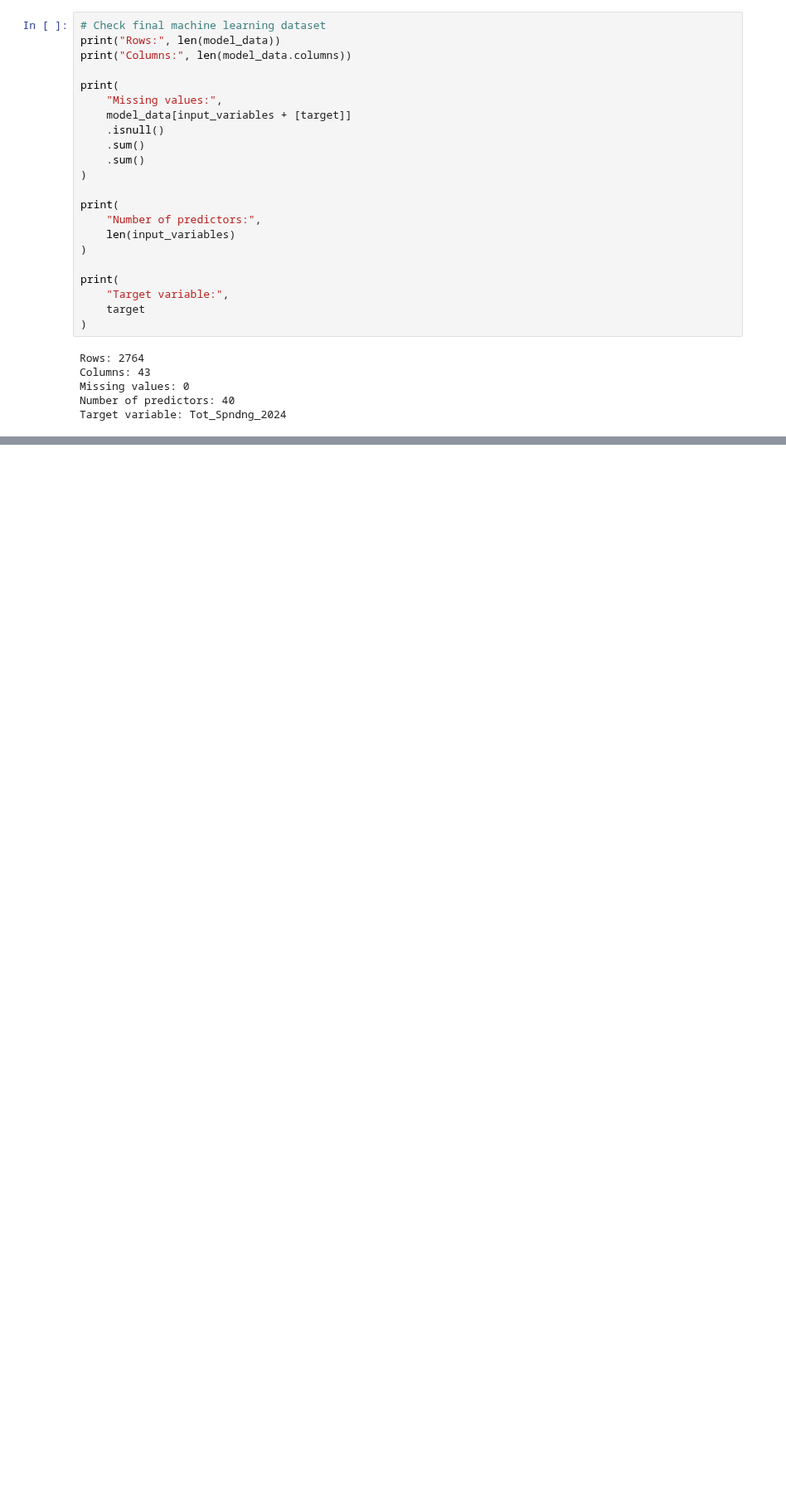
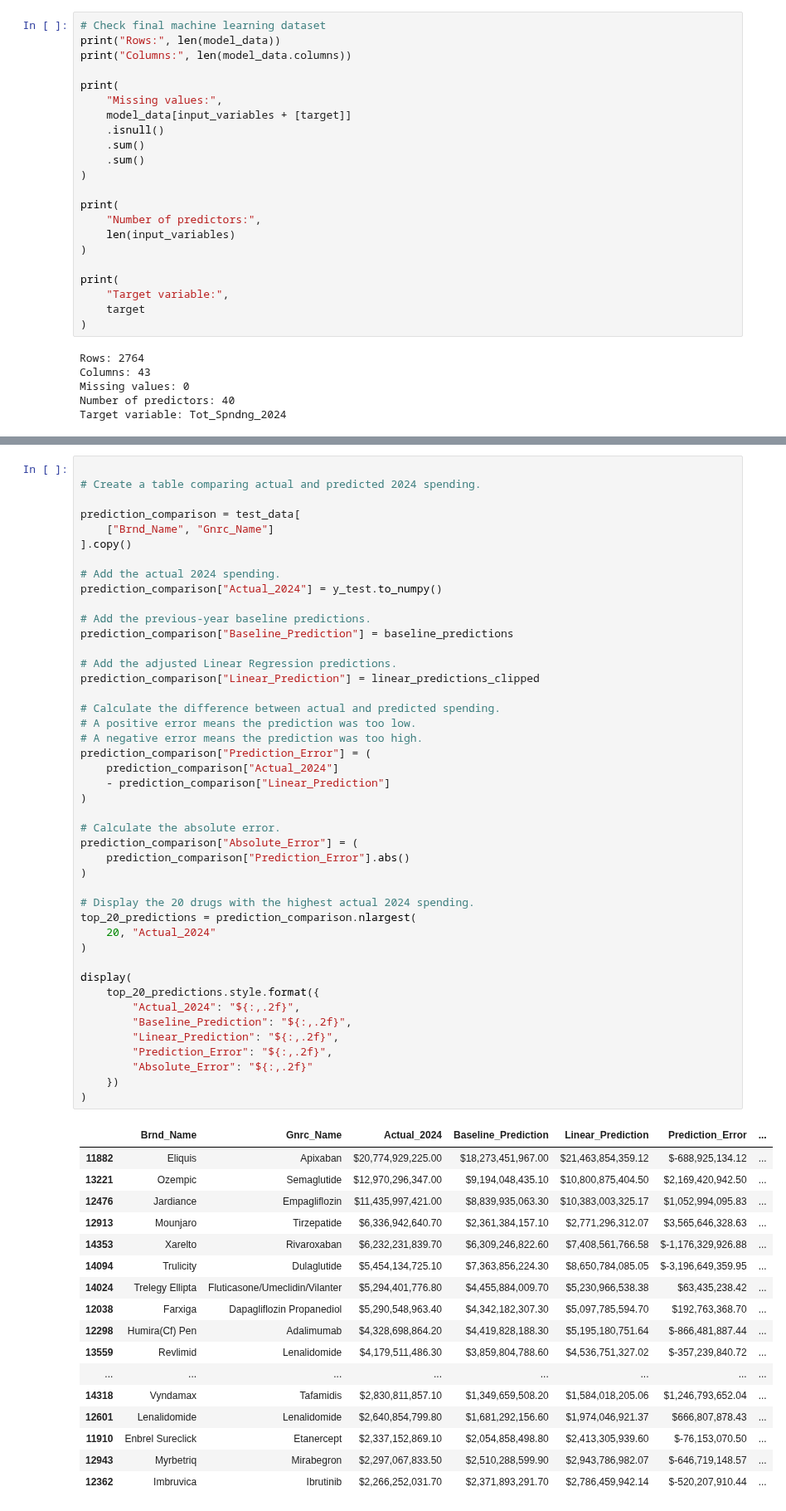
Before and after one commit to adrianakopf/DataScienceIU_INFO-I-492, a Jupyter notebook: MedicarePartD.ipynb, the cells around one changed output, grey strips where cells are left out. Shown at 83% size. Saved outputs shown, nothing was run; the diff lists cells and outputs as text; blank space fills up the shorter version.

```diff
--- a/MedicarePartD.ipynb
+++ b/MedicarePartD.ipynb
@@ -2111,0 +3182,62 @@ Finally, I verified that the machine learning dataset contains no missing values
+# %%
+
+# Create a table comparing actual and predicted 2024 spending.
+
+prediction_comparison = test_data[
+    ["Brnd_Name", "Gnrc_Name"]
+].copy()
+
+# Add the actual 2024 spending.
+prediction_comparison["Actual_2024"] = y_test.to_numpy()
+
+# Add the previous-year baseline predictions.
+prediction_comparison["Baseline_Prediction"] = baseline_predictions
+
+# Add the adjusted Linear Regression predictions.
+prediction_comparison["Linear_Prediction"] = linear_predictions_clipped
+
+# Calculate the difference between actual and predicted spending.
+# A positive error means the prediction was too low.
+# A negative error means the prediction was too high.
+prediction_comparison["Prediction_Error"] = (
+    prediction_comparison["Actual_2024"]
+    - prediction_comparison["Linear_Prediction"]
+)
+
+# Calculate the absolute error.
+prediction_comparison["Absolute_Error"] = (
+    prediction_comparison["Prediction_Error"].abs()
+)
+
+# Display the 20 drugs with the highest actual 2024 spending.
+top_20_predictions = prediction_comparison.nlargest(
+    20, "Actual_2024"
+)
+
+display(
+    top_20_predictions.style.format({
+        "Actual_2024": "${:,.2f}",
+        "Baseline_Prediction": "${:,.2f}",
+        "Linear_Prediction": "${:,.2f}",
+        "Prediction_Error": "${:,.2f}",
+        "Absolute_Error": "${:,.2f}"
+    })
+)
+# %% [output]
+|  | Brnd_Name | Gnrc_Name | Actual_2024 | Baseline_Prediction | Linear_Prediction | Prediction_Error | ... |
+| 11882 | Eliquis | Apixaban | $20,774,929,225.00 | $18,273,451,967.00 | $21,463,854,359.12 | $-688,925,134.12 | ... |
+| 13221 | Ozempic | Semaglutide | $12,970,296,347.00 | $9,194,048,435.10 | $10,800,875,404.50 | $2,169,420,942.50 | ... |
+| 12476 | Jardiance | Empagliflozin | $11,435,997,421.00 | $8,839,935,063.30 | $10,383,003,325.17 | $1,052,994,095.83 | ... |
+| 12913 | Mounjaro | Tirzepatide | $6,336,942,640.70 | $2,361,384,157.10 | $2,771,296,312.07 | $3,565,646,328.63 | ... |
+| 14353 | Xarelto | Rivaroxaban | $6,232,231,839.70 | $6,309,246,822.60 | $7,408,561,766.58 | $-1,176,329,926.88 | ... |
+| 14094 | Trulicity | Dulaglutide | $5,454,134,725.10 | $7,363,856,224.30 | $8,650,784,085.05 | $-3,196,649,359.95 | ... |
+| 14024 | Trelegy Ellipta | Fluticasone/Umeclidin/Vilanter | $5,294,401,776.80 | $4,455,884,009.70 | $5,230,966,538.38 | $63,435,238.42 | ... |
+| 12038 | Farxiga | Dapagliflozin Propanediol | $5,290,548,963.40 | $4,342,182,307.30 | $5,097,785,594.70 | $192,763,368.70 | ... |
+| 12298 | Humira(Cf) Pen | Adalimumab | $4,328,698,864.20 | $4,419,828,188.30 | $5,195,180,751.64 | $-866,481,887.44 | ... |
+| 13559 | Revlimid | Lenalidomide | $4,179,511,486.30 | $3,859,804,788.60 | $4,536,751,327.02 | $-357,239,840.72 | ... |
+| ... | ... | ... | ... | ... | ... | ... | ... |
+| 14318 | Vyndamax | Tafamidis | $2,830,811,857.10 | $1,349,659,508.20 | $1,584,018,205.06 | $1,246,793,652.04 | ... |
+| 12601 | Lenalidomide | Lenalidomide | $2,640,854,799.80 | $1,681,292,156.60 | $1,974,046,921.37 | $666,807,878.43 | ... |
+| 11910 | Enbrel Sureclick | Etanercept | $2,337,152,869.10 | $2,054,858,498.80 | $2,413,305,939.60 | $-76,153,070.50 | ... |
+| 12943 | Myrbetriq | Mirabegron | $2,297,067,833.50 | $2,510,288,599.90 | $2,943,786,982.07 | $-646,719,148.57 | ... |
+| 12362 | Imbruvica | Ibrutinib | $2,266,252,031.70 | $2,371,893,291.70 | $2,786,459,942.14 | $-520,207,910.44 | ... |
```
Also changed, not shown: parts of 52 cells of this notebook.
